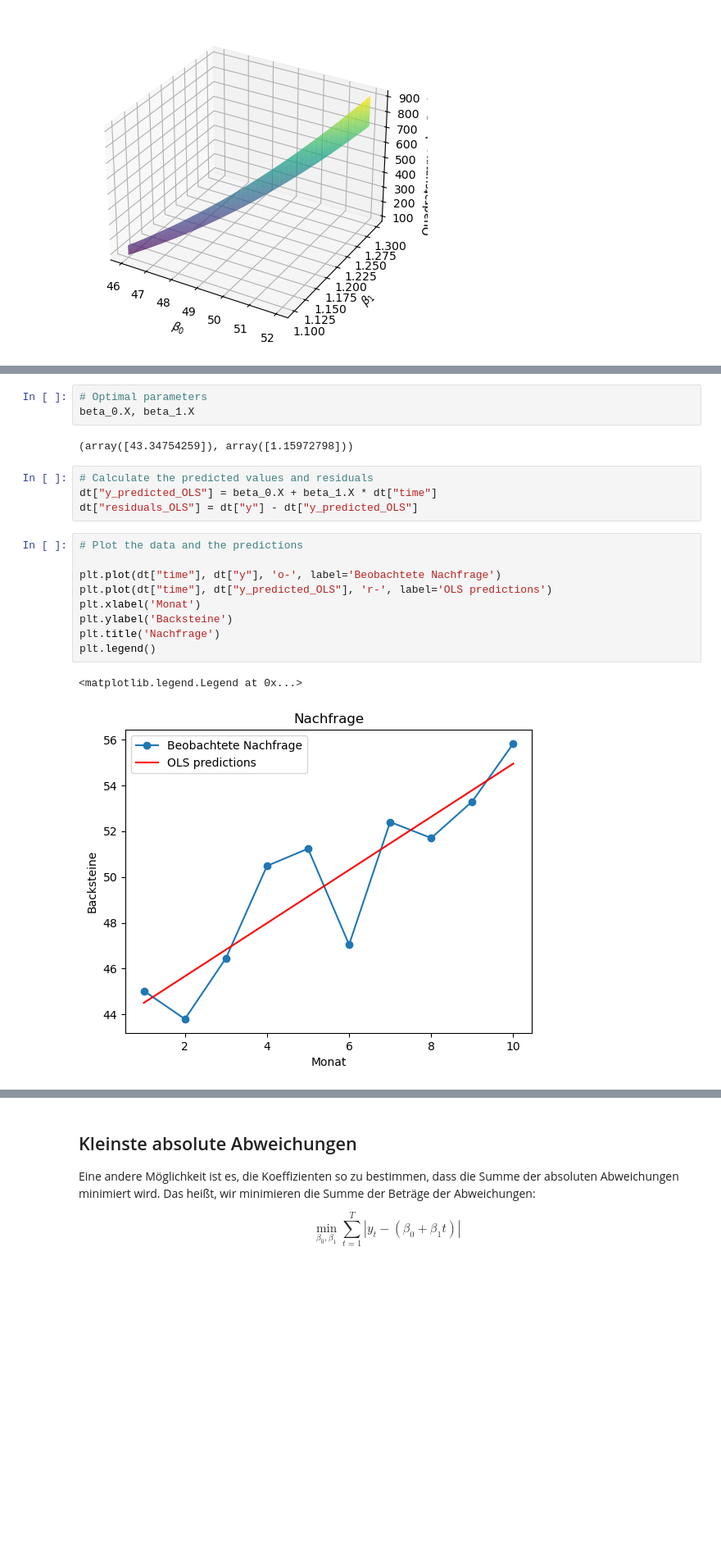
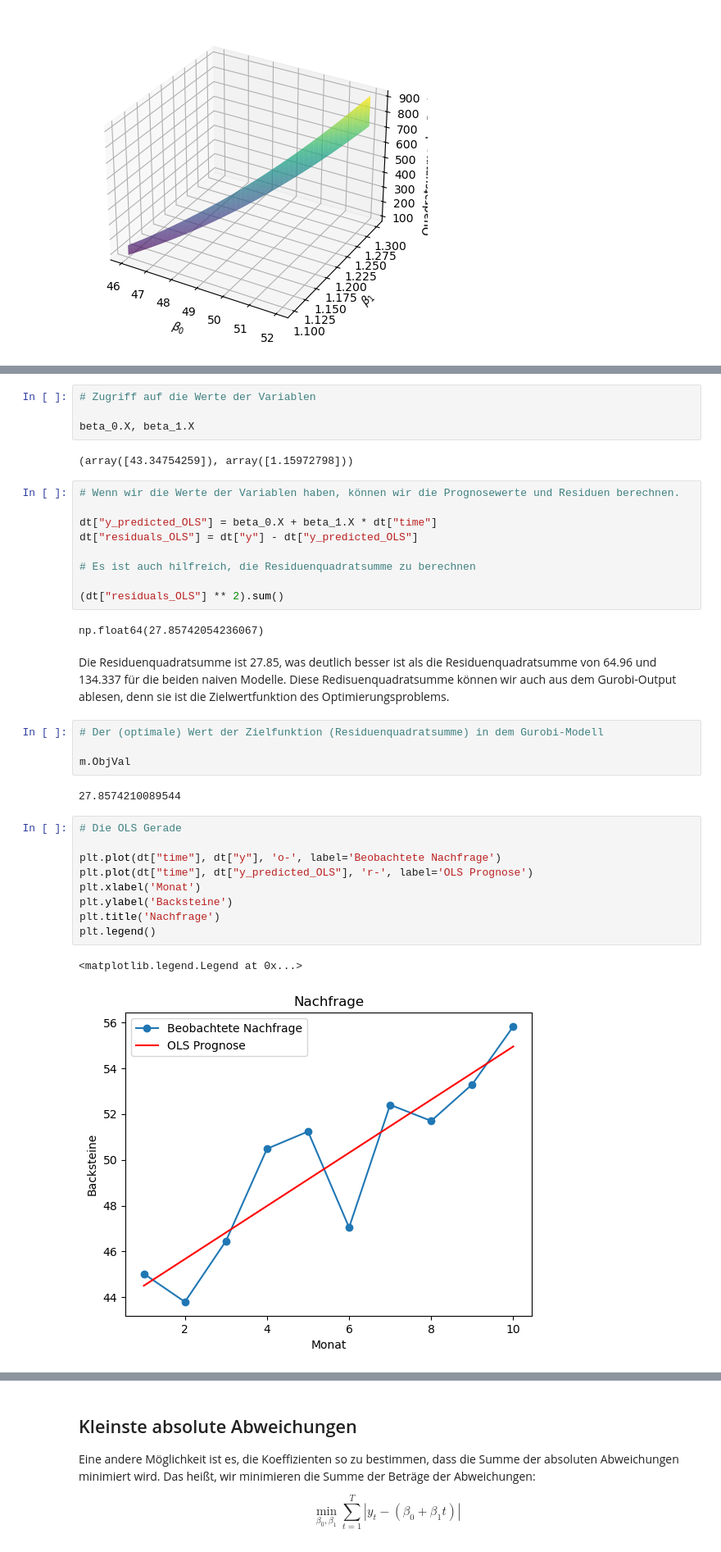
Before and after one commit to febse/opt2025-de, a Jupyter notebook: Prediction.ipynb, the cells around one changed output, grey strips where cells are left out. Shown at 82% size. Saved outputs shown, nothing was run; the diff lists cells and outputs as text; blank space fills up the shorter version.

```diff
--- a/Prediction.ipynb
+++ b/Prediction.ipynb
@@ -344,22 +397,39 @@ Barrier solved model in 0 iterations and 0.01 seconds (0.00 work units)
 Optimal objective 2.78574210e+01
 # %%
-# Optimal parameters
+# Zugriff auf die Werte der Variablen
+
 beta_0.X, beta_1.X
 # %% [output]
 (array([43.34754259]), array([1.15972798]))
 # %%
-# Calculate the predicted values and residuals
+# Wenn wir die Werte der Variablen haben, können wir die Prognosewerte und Residuen berechnen.
+
 dt["y_predicted_OLS"] = beta_0.X + beta_1.X * dt["time"]
 dt["residuals_OLS"] = dt["y"] - dt["y_predicted_OLS"]
+
+# Es ist auch hilfreich, die Residuenquadratsumme zu berechnen
+
+(dt["residuals_OLS"] ** 2).sum()
+# %% [output]
+np.float64(27.85742054236067)
+# %% [markdown]
+Die Residuenquadratsumme ist 27.85, was deutlich besser ist als die Residuenquadratsumme von 64.96 und 134.337 für die beiden naiven Modelle.
+Diese Redisuenquadratsumme können wir auch aus dem Gurobi-Output ablesen, denn sie ist die Zielwertfunktion des Optimierungsproblems.
+# %%
+# Der (optimale) Wert der Zielfunktion (Residuenquadratsumme) in dem Gurobi-Modell
+
+m.ObjVal
+# %% [output]
+27.8574210089544
 # %%
-# Plot the data and the predictions
+# Die OLS Gerade
 
 plt.plot(dt["time"], dt["y"], 'o-', label='Beobachtete Nachfrage')
-plt.plot(dt["time"], dt["y_predicted_OLS"], 'r-', label='OLS predictions')
+plt.plot(dt["time"], dt["y_predicted_OLS"], 'r-', label='OLS Prognose')
 plt.xlabel('Monat')
 plt.ylabel('Backsteine')
 plt.title('Nachfrage')
 plt.legend()
 # %% [output]
 <matplotlib.legend.Legend at 0x...>
-[figure, old version]
+[figure, new version]
```
Also changed, not shown: parts of 8 cells of this notebook, 1 other file.
